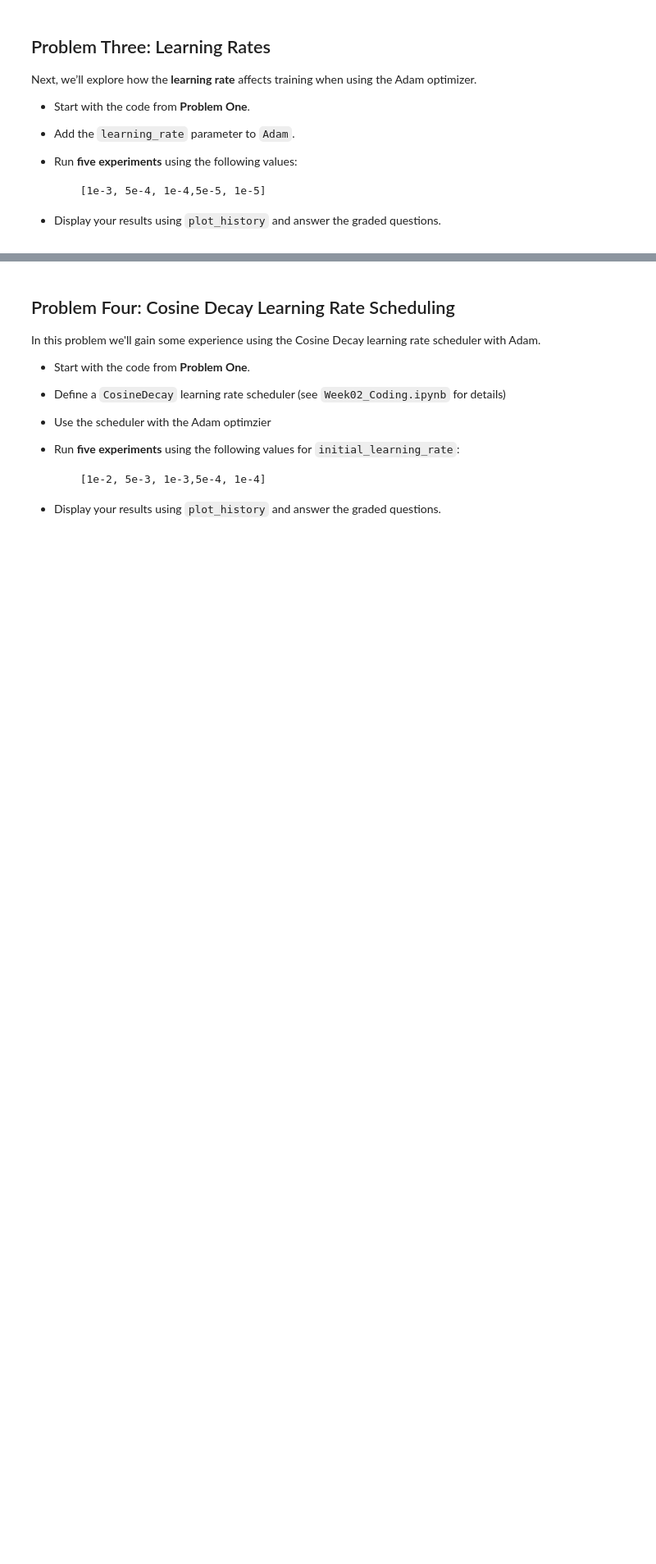
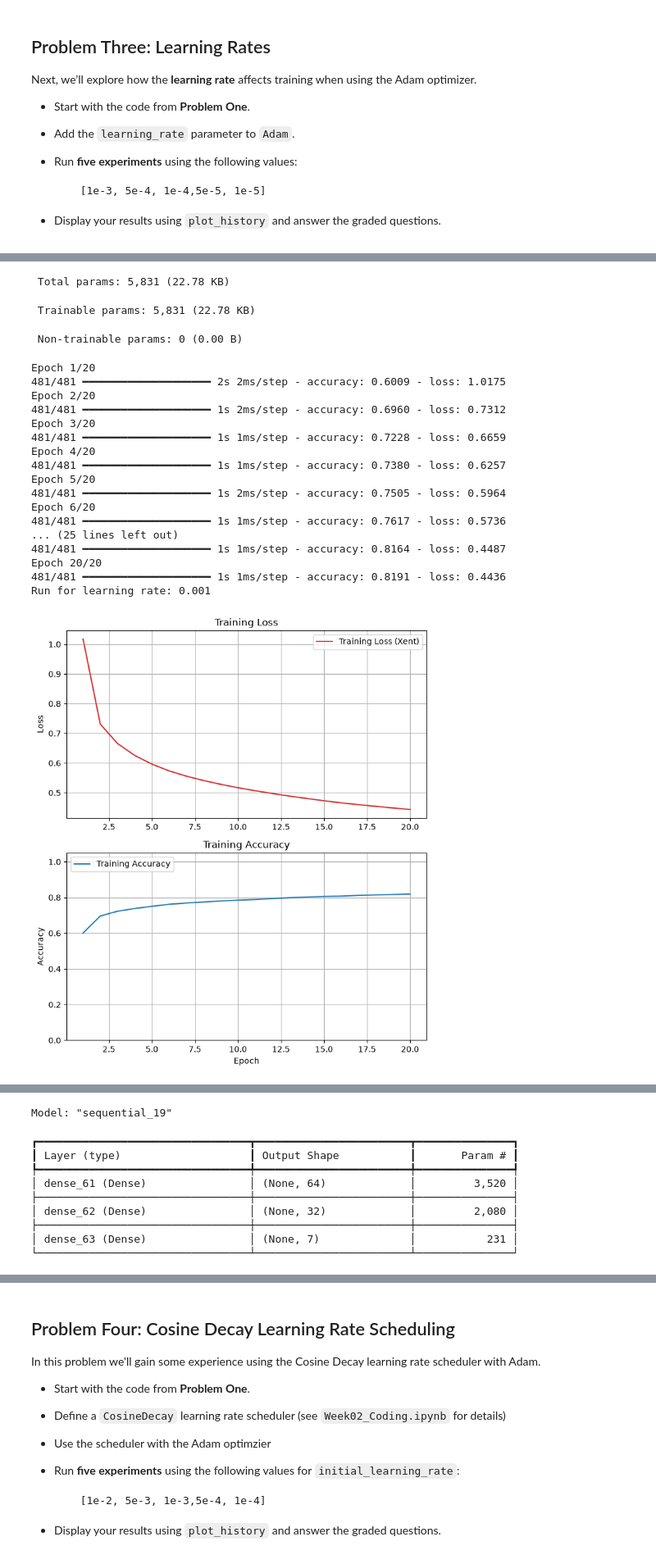
Before and after one commit to AL-Holmes/DX703-Assignments, a Jupyter notebook: Homework_02.ipynb, the cells around one changed output, grey strips where cells are left out. Shown at 82% size. Drawn from its saved outputs; the diff is of its cells as text; code cells hidden in the pictures; blank space fills up the shorter version.

```diff
--- a/Homework_02.ipynb
+++ b/Homework_02.ipynb
@@ -273,4 +350,35 @@ Next, we’ll explore how the **learning rate** affects training when using the
 
 * Display your results using `plot_history` and answer the graded questions.
 # %%
-# Your code here
+# Learning rate test
+learning_rates = [1e-3, 5e-4, 1e-4,5e-5, 1e-5]
+accuracy_hist2 = []
+
+for rate in learning_rates:
+    epochs = 20
+    batch_size = 32
+    optimizer = Adam(learning_rate=rate)
+
+    model_base = Sequential(
+    [
+       Input(shape=(X_train.shape[1],)),     # Explicit input layer
+       Dense(64, activation="relu"),
+       Dense(32, activation="relu"),
+       Dense(len(classes), activation="softmax")
+    ]
+)
+
+    model_base.summary()
+
+    model_base.compile(optimizer=optimizer, loss='sparse_categorical_crossentropy',metrics=['accuracy'])
+
+    regression_history = model_base.fit(X_train_scaled,
+                                            y_train,
+                                            epochs  = epochs,     # Specify the number of iterations of training
+                                            # batch_size=batch_size,
+                                            verbose = 1             # run silently
+                                            )
+    print(f"Run for learning rate: {rate}")
+    accuracy_hist2.append(regression_history.history['accuracy'][-1] )
+    plot_history(regression_history)
+# %% [output]
@@ -276,0 +395,21 @@ Next, we’ll explore how the **learning rate** affects training when using the
+ Total params: 5,831 (22.78 KB)
+ Trainable params: 5,831 (22.78 KB)
+ Non-trainable params: 0 (0.00 B)
+Epoch 1/20
+481/481 ━━━━━━━━━━━━━━━━━━━━ 2s 2ms/step - accuracy: 0.6009 - loss: 1.0175
+Epoch 2/20
+481/481 ━━━━━━━━━━━━━━━━━━━━ 1s 2ms/step - accuracy: 0.6960 - loss: 0.7312
+Epoch 3/20
+481/481 ━━━━━━━━━━━━━━━━━━━━ 1s 1ms/step - accuracy: 0.7228 - loss: 0.6659
+Epoch 4/20
+481/481 ━━━━━━━━━━━━━━━━━━━━ 1s 1ms/step - accuracy: 0.7380 - loss: 0.6257
+Epoch 5/20
+481/481 ━━━━━━━━━━━━━━━━━━━━ 1s 2ms/step - accuracy: 0.7505 - loss: 0.5964
+Epoch 6/20
+481/481 ━━━━━━━━━━━━━━━━━━━━ 1s 1ms/step - accuracy: 0.7617 - loss: 0.5736
+... (25 lines left out)
+481/481 ━━━━━━━━━━━━━━━━━━━━ 1s 1ms/step - accuracy: 0.8164 - loss: 0.4487
+Epoch 20/20
+481/481 ━━━━━━━━━━━━━━━━━━━━ 1s 1ms/step - accuracy: 0.8191 - loss: 0.4436
+Run for learning rate: 0.001
+[figure, added]
@@ -276,0 +418,10 @@ Next, we’ll explore how the **learning rate** affects training when using the
+Model: "sequential_19"
+┏━━━━━━━━━━━━━━━━━━━━━━━━━━━━━━━━━┳━━━━━━━━━━━━━━━━━━━━━━━━┳━━━━━━━━━━━━━━━┓
+┃ Layer (type)                    ┃ Output Shape           ┃       Param # ┃
+┡━━━━━━━━━━━━━━━━━━━━━━━━━━━━━━━━━╇━━━━━━━━━━━━━━━━━━━━━━━━╇━━━━━━━━━━━━━━━┩
+│ dense_61 (Dense)                │ (None, 64)             │         3,520 │
+├─────────────────────────────────┼────────────────────────┼───────────────┤
+│ dense_62 (Dense)                │ (None, 32)             │         2,080 │
+├─────────────────────────────────┼────────────────────────┼───────────────┤
+│ dense_63 (Dense)                │ (None, 7)              │           231 │
+└─────────────────────────────────┴────────────────────────┴───────────────┘
```
Also changed, not shown: parts of 16 cells of this notebook.
